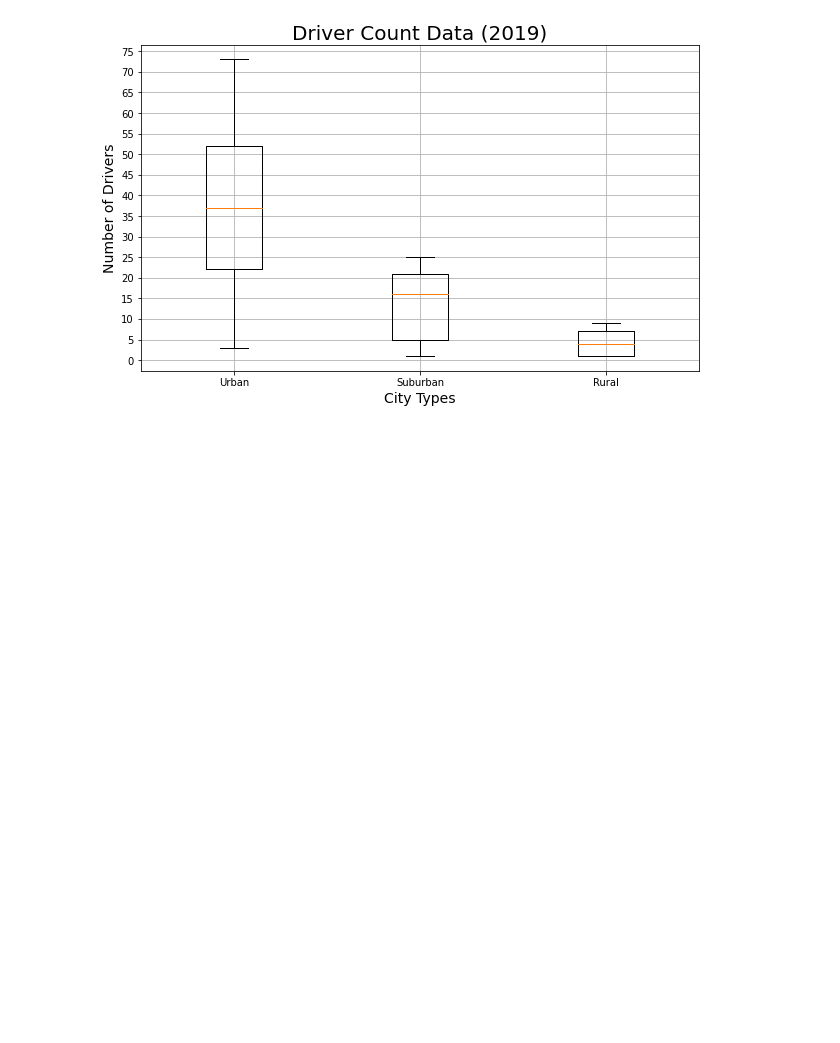
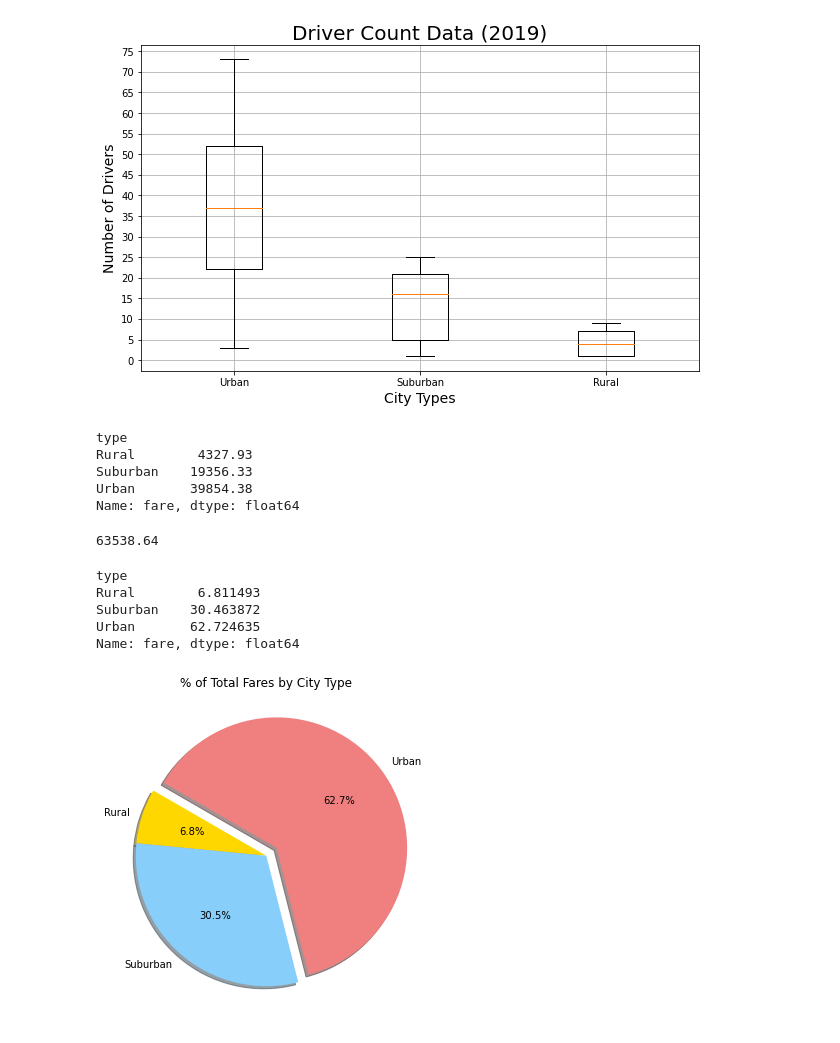
Before and after one commit to mshedlosky/PyBer_Analysis, a Jupyter notebook: PyBer.ipynb, the cells around one changed output. Drawn from its saved outputs; the diff is of its cells as text; code cells hidden in the pictures; blank space fills up the shorter version.

Commit message:
commit after pie chart of fares and cities

```diff
--- a/PyBer.ipynb
+++ b/PyBer.ipynb
@@ -873,3 +873,57 @@ plt.savefig("Fig4.png")
 plt.show()
 # %% [output]
 [figure]
+# %%
+# Calculate the percentage of the total fares for each city type
+# Utilize the groupby() function on the pyber_data_df and group by city type wich is "type", then use the sum() method on the fare column
+# Get the sum of the fares for each city type.
+sum_fares_by_type = pyber_data_df.groupby(["type"]).sum()["fare"]
+sum_fares_by_type
+# %% [output]
+type
+Rural        4327.93
+Suburban    19356.33
+Urban       39854.38
+Name: fare, dtype: float64
+# %%
+# Get the total fares by using the sum() method on the fare column within the pyber_data_df
+total_fares = pyber_data_df["fare"].sum()
+total_fares
+# %% [output]
+63538.64
+# %%
+# Calculate the percentage of fare for each city type.
+type_percents = 100 * sum_fares_by_type / total_fares
+type_percents
+# %% [output]
+type
+Rural        6.811493
+Suburban    30.463872
+Urban       62.724635
+Name: fare, dtype: float64
+# %%
+# Build a pie chart using the plt.pie() function
+# Each wedge is representative of a city and its percentage of the total fares
+# type_percents used for values of each wedge and create an array for the labels
+# Build the percentage of fares by city type pie chart.
+
+# Build the percentage of fares by city type pie chart.
+# Import mpl to change the plot configurations using rcParams.
+import matplotlib as mpl
+# Build Pie Chart
+plt.subplots(figsize=(10, 6))
+plt.pie(type_percents,
+    labels=["Rural", "Suburban", "Urban"],
+    colors=["gold", "lightskyblue", "lightcoral"],
+    explode=[0, 0, 0.1],
+    autopct='%1.1f%%',
+    shadow=True, startangle=150)
+plt.title("% of Total Fares by City Type")
+# Change the default font size from 10 to 14.
+mpl.rcParams['font.size'] = 14
+# Save Figure
+plt.savefig("Fig5.png")
+# Show Figure
+plt.show()
+# %% [output]
+[figure, added]
```
Also changed, not shown: 1 other file.
